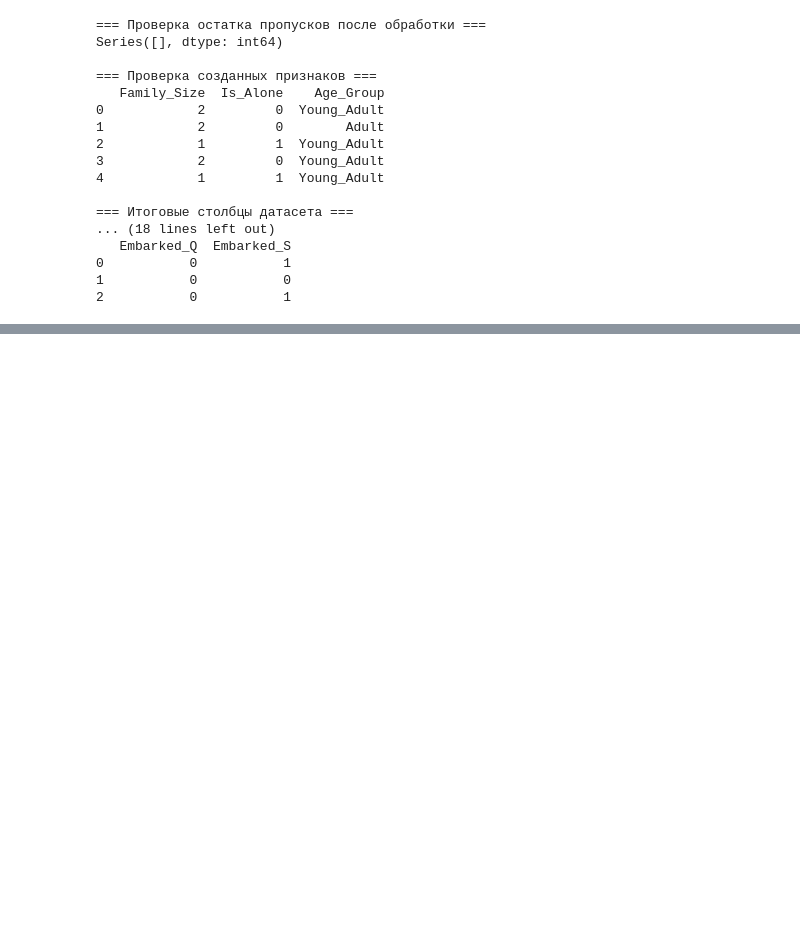
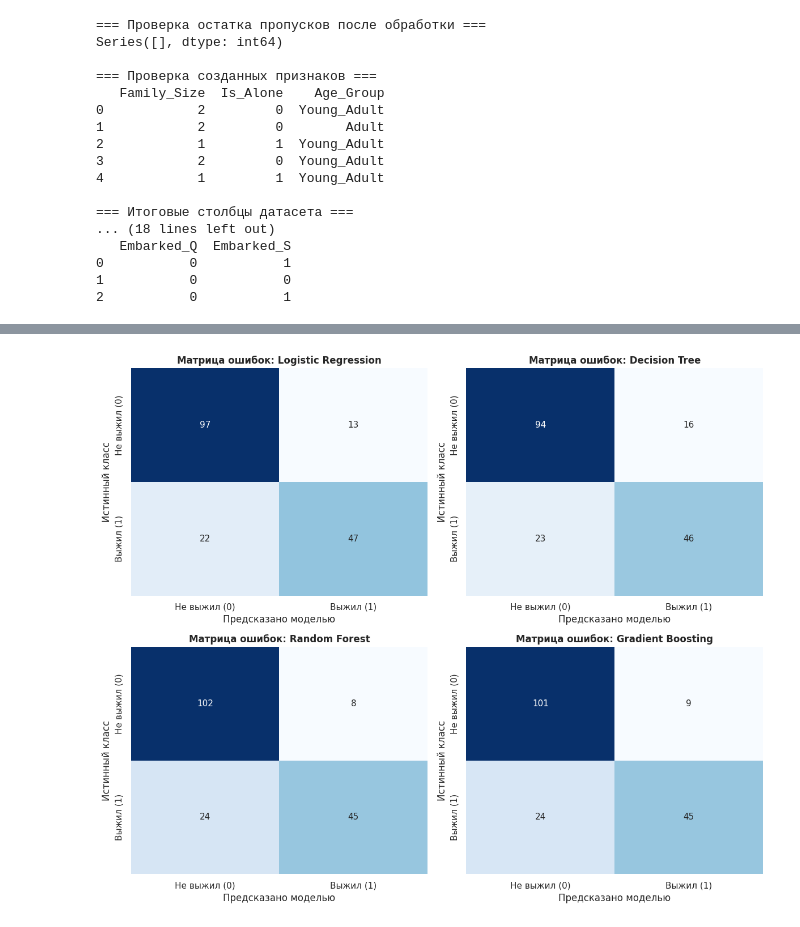
Before and after one commit to fivifri/ml-course-emelyanova, a Jupyter notebook: module-1-titanic/notebook.ipynb, the cells around one changed output, grey strips where cells are left out. Drawn from its saved outputs; the diff is of its cells as text; code cells hidden in the pictures; blank space fills up the shorter version.

Commit message:
module 1 tasks 6-10

```diff
--- a/module-1-titanic/notebook.ipynb
+++ b/module-1-titanic/notebook.ipynb
@@ -125,7 +125,6 @@ print(train_df.shape, test_df.shape)
 ## Подготовка данных и EDA
 # %%
 # Импорт необходимых библиотек для работы с данными и визуализации
-import pandas as pd
 import numpy as np
 import matplotlib.pyplot as plt
 import seaborn as sns
@@ -136,8 +135,8 @@ sns.set_theme(style='whitegrid', palette='muted')
 plt.rcParams['font.size'] = 11
 
 # 1. Загрузка обучающего и тестового датасетов по относительным путям
-train_df = pd.read_csv('module-1-titanic/data/train.csv')  # Загрузка обучающей выборки
-test_df = pd.read_csv('module-1-titanic/data/test.csv')    # Загрузка тестовой выборки
+train_df = pd.read_csv('data/train.csv')  # Загрузка обучающей выборки
+test_df = pd.read_csv('data/test.csv')    # Загрузка тестовой выборки
 
 # 2. Вывод размера выборок
 print("=== Размеры выборок ===")
@@ -367,0 +529,20 @@ Series([], dtype: int64)
+# %%
+# Построение матриц ошибок для всех моделей в виде сетки 2x2
+fig, axes = plt.subplots(2, 2, figsize=(12, 10))
+axes = axes.flatten()
+
+for idx, (name, pred) in enumerate(y_preds.items()):
+    cm = confusion_matrix(y_test, pred)
+    sns.heatmap(cm, annot=True, fmt='d', cmap='Blues', ax=axes[idx],
+                xticklabels=['Не выжил (0)', 'Выжил (1)'],
+                yticklabels=['Не выжил (0)', 'Выжил (1)'],
+                cbar=False)
+
+    axes[idx].set_title(f'Матрица ошибок: {name}', fontsize=12, fontweight='bold')
+    axes[idx].set_xlabel('Предсказано моделью')
+    axes[idx].set_ylabel('Истинный класс')
+
+plt.tight_layout()
+plt.show()
+# %% [output]
+[figure, added]
```
Also changed, not shown: parts of 18 cells of this notebook, 7 other files.
